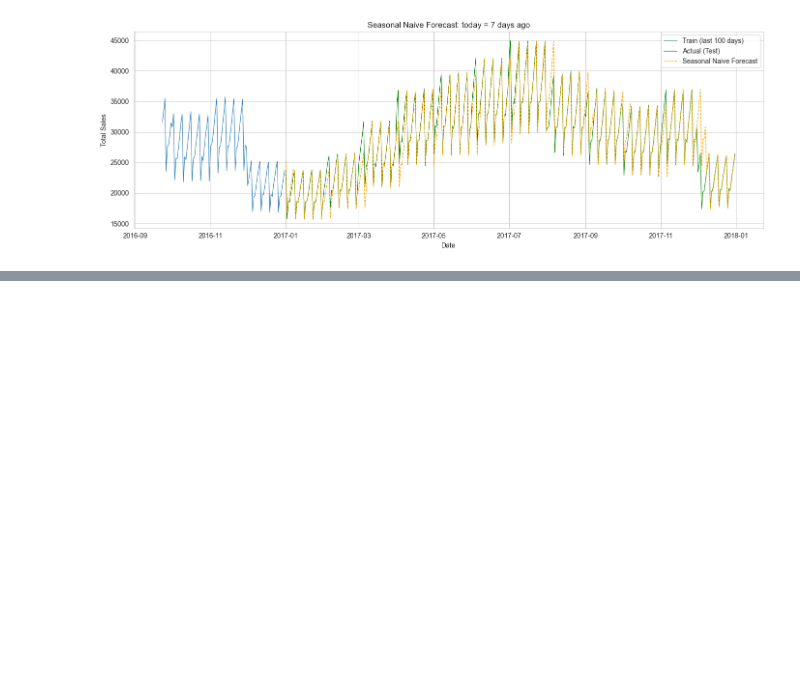
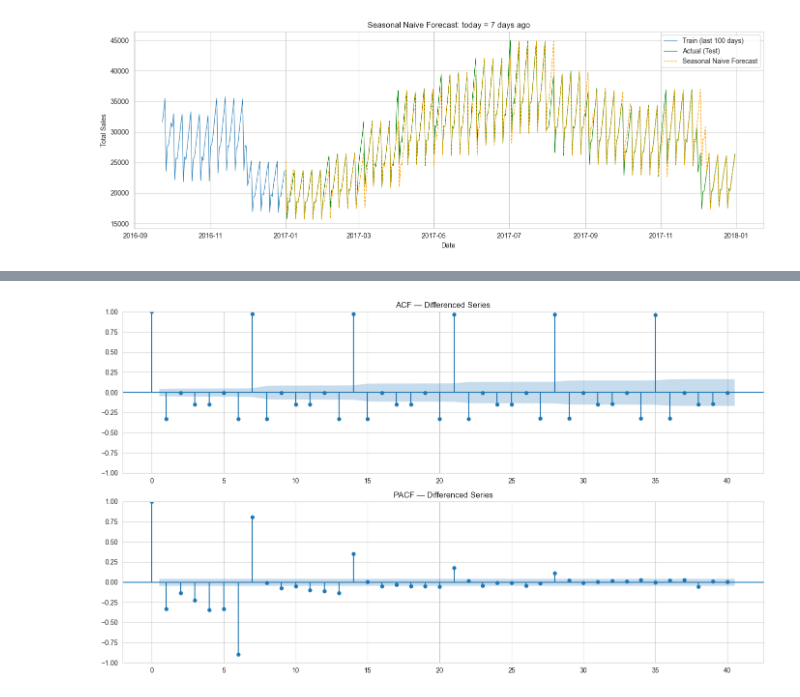
Before and after one commit to ZakkiShah5/time-series-forecasting, a Jupyter notebook: notebooks/01_eda_modeling.ipynb, the cells around one changed output, grey strips where cells are left out. Drawn from its saved outputs; the diff is of its cells as text; code cells hidden in the pictures; blank space fills up the shorter version.

```diff
--- a/notebooks/01_eda_modeling.ipynb
+++ b/notebooks/01_eda_modeling.ipynb
@@ -693,0 +417,16 @@ AttributeError: 'numpy.ndarray' object has no attribute 'index'
+# %%
+from statsmodels.graphics.tsaplots import plot_acf, plot_pacf
+
+fig, axes = plt.subplots(2, 1, figsize=(14, 8))
+
+plot_acf(ts_diff, lags=40, ax=axes[0])
+axes[0].set_title('ACF — Differenced Series')
+
+plot_pacf(ts_diff, lags=40, ax=axes[1], method='ywm')
+axes[1].set_title('PACF — Differenced Series')
+
+plt.tight_layout()
+plt.savefig('../acf_pacf_differenced.png', dpi=100, bbox_inches='tight')
+plt.show()
+# %% [output]
+[figure, added]
```
Also changed, not shown: parts of 63 cells of this notebook, 5 other files.
